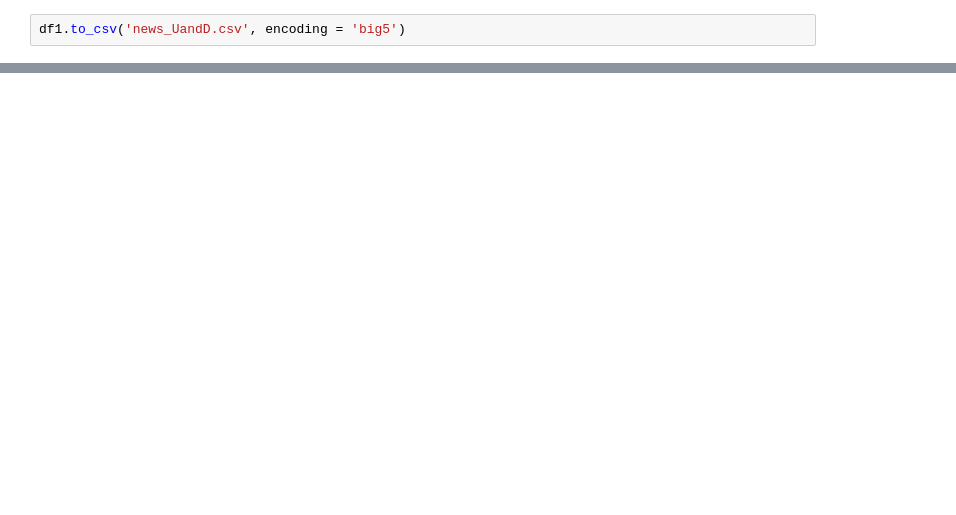
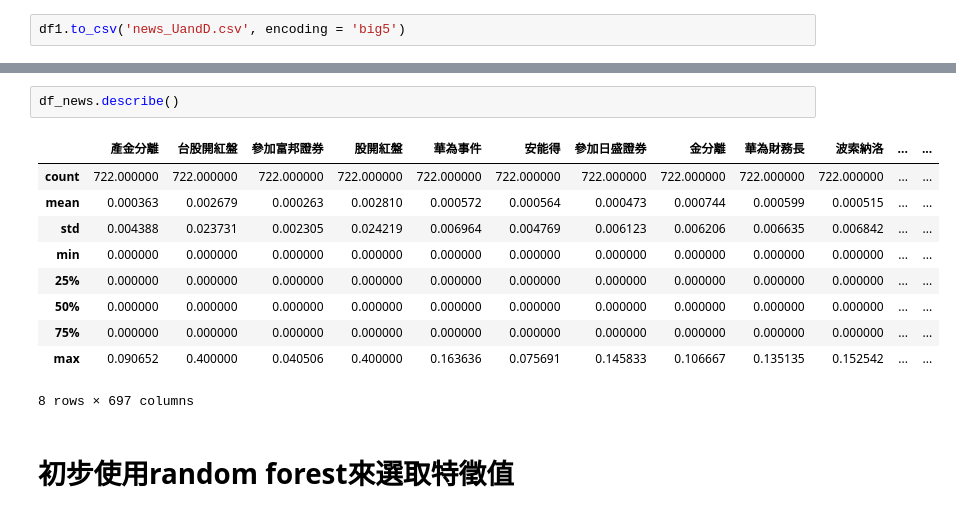
Before and after one commit to GISH123/Python-Project-Stock-Price-Prediction, a Jupyter notebook: mid project/News.ipynb, the cells around one changed output, grey strips where cells are left out. Drawn from its saved outputs; the diff is of its cells as text; blank space fills up the shorter version.

```diff
--- a/mid project/News.ipynb
+++ b/mid project/News.ipynb
@@ -369,0 +540,15 @@ df1.to_csv('news_UandD.csv', encoding = 'big5')
+# %%
+df_news.describe()
+# %% [output]
+|  | 產金分離 | 台股開紅盤 | 參加富邦證券 | 股開紅盤 | 華為事件 | 安能得 | 參加日盛證券 | 金分離 | 華為財務長 | 波索納洛 | ... | ... |
+| count | 722.000000 | 722.000000 | 722.000000 | 722.000000 | 722.000000 | 722.000000 | 722.000000 | 722.000000 | 722.000000 | 722.000000 | ... | ... |
+| mean | 0.000363 | 0.002679 | 0.000263 | 0.002810 | 0.000572 | 0.000564 | 0.000473 | 0.000744 | 0.000599 | 0.000515 | ... | ... |
+| std | 0.004388 | 0.023731 | 0.002305 | 0.024219 | 0.006964 | 0.004769 | 0.006123 | 0.006206 | 0.006635 | 0.006842 | ... | ... |
+| min | 0.000000 | 0.000000 | 0.000000 | 0.000000 | 0.000000 | 0.000000 | 0.000000 | 0.000000 | 0.000000 | 0.000000 | ... | ... |
+| 25% | 0.000000 | 0.000000 | 0.000000 | 0.000000 | 0.000000 | 0.000000 | 0.000000 | 0.000000 | 0.000000 | 0.000000 | ... | ... |
+| 50% | 0.000000 | 0.000000 | 0.000000 | 0.000000 | 0.000000 | 0.000000 | 0.000000 | 0.000000 | 0.000000 | 0.000000 | ... | ... |
+| 75% | 0.000000 | 0.000000 | 0.000000 | 0.000000 | 0.000000 | 0.000000 | 0.000000 | 0.000000 | 0.000000 | 0.000000 | ... | ... |
+| max | 0.090652 | 0.400000 | 0.040506 | 0.400000 | 0.163636 | 0.075691 | 0.145833 | 0.106667 | 0.135135 | 0.152542 | ... | ... |
+8 rows × 697 columns
+# %% [markdown]
+# 初步使用random forest來選取特徵值
```
Also changed, not shown: parts of 39 cells of this notebook.
